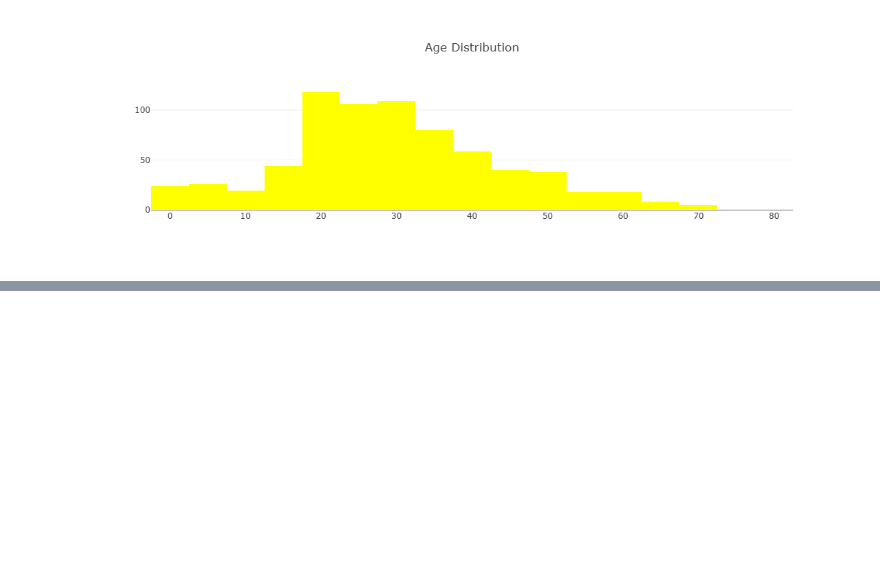
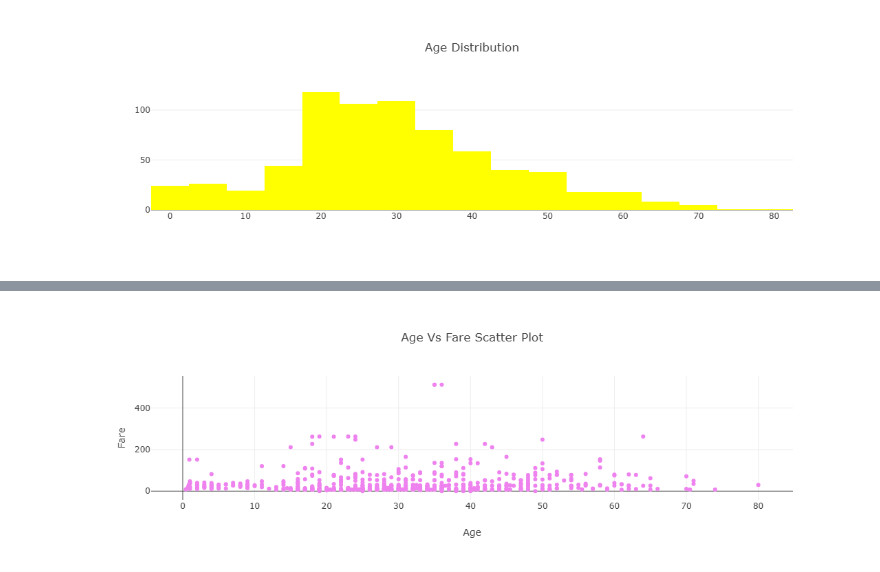
Before and after one commit to AdiNass7119/ML_Workshop, a Jupyter notebook: Untitled-checkpoint.ipynb, the cells around one changed output, grey strips where cells are left out. Saved outputs shown, nothing was run; the diff lists cells and outputs as text; code cells hidden in the pictures; blank space fills up the shorter version.

```diff
--- a/Untitled-checkpoint.ipynb
+++ b/Untitled-checkpoint.ipynb
@@ -324,0 +357,14 @@ fig.show()
+# %%
+#Scatter Plot representation --> Age vs Fare
+trace = go.Scatter(x=data['Age'],y=data['Fare'],
+                   mode='markers',
+                   marker={'color':'violet'})
+#defining layout
+layout = go.Layout(title='Age Vs Fare Scatter Plot',
+                   xaxis={'title':'Age'},
+                   yaxis={'title':'Fare'},
+                   )
+fig = go.Figure(data=trace,layout=layout)
+fig.show()
+# %% [output]
+[figure, added]
```
Also changed, not shown: parts of 17 cells of this notebook.
